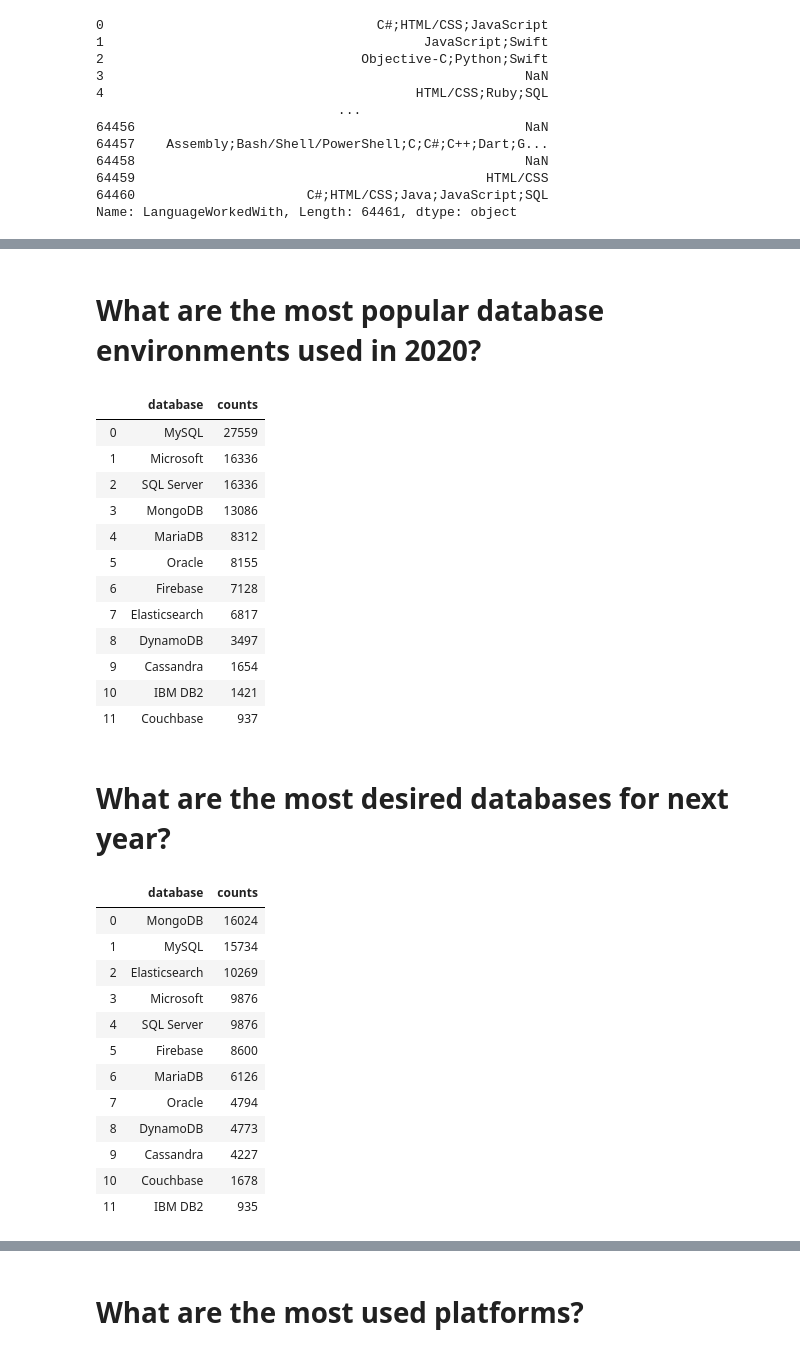
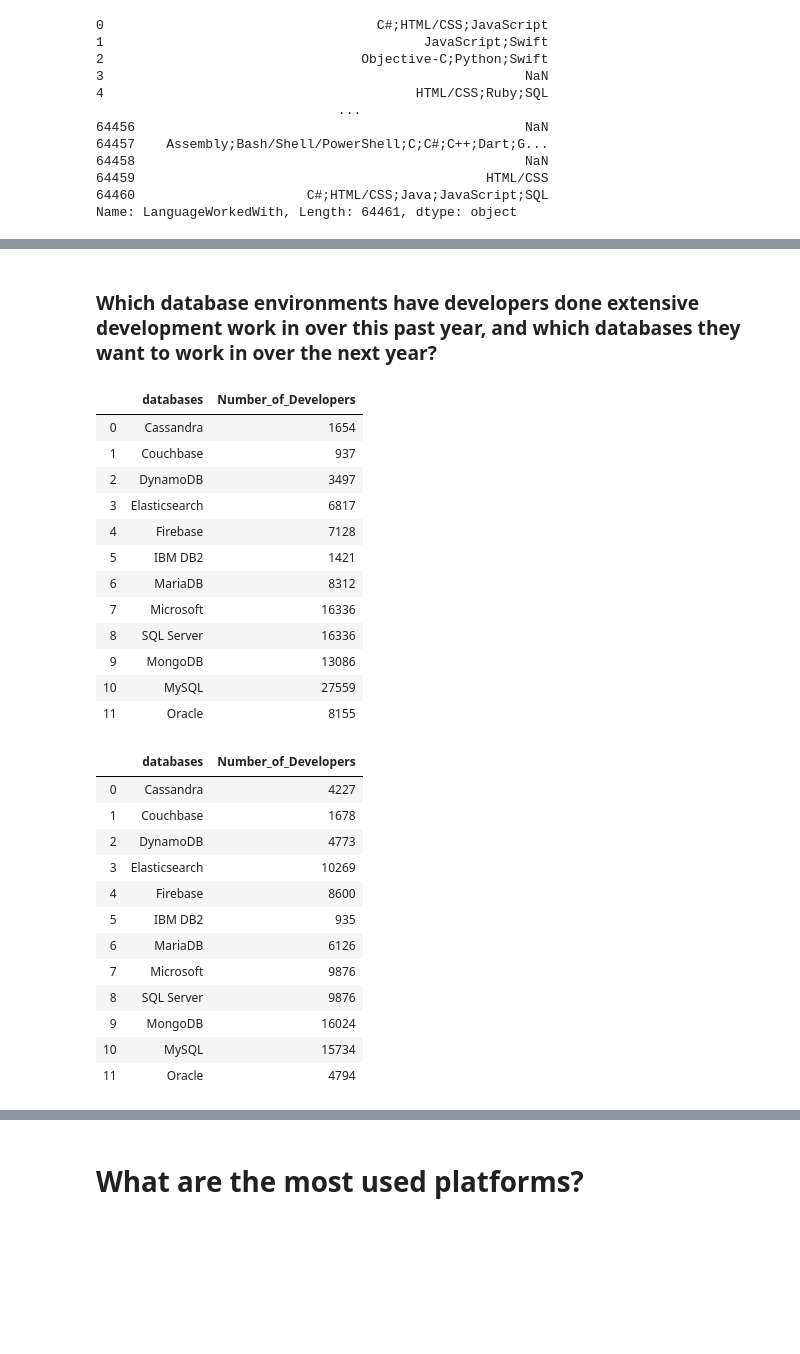
Before and after one commit to hananather/stackoverflow, a Jupyter notebook: Notebook-1.ipynb, the cells around one changed output, grey strips where cells are left out. Saved outputs shown, nothing was run; the diff lists cells and outputs as text; code cells hidden in the pictures; blank space fills up the shorter version.

```diff
--- a/Notebook-1.ipynb
+++ b/Notebook-1.ipynb
@@ -60,16 +103,0 @@ languages = ['Assembly', 'Bash/Shell/PowerShell', 'C','C#','C++','Dart' ,'Go', '
-# %%
-def clean_counts(df, col, values, col1, col2 = 'counts'):
-
-    raw_df = df[col].value_counts().reset_index()
-    clean_df = defaultdict(int)
-
-    for val in values:
-        for index, row in raw_df.iterrows():
-            if val in list(row)[0]:
-                clean_df[val] += int(list(row)[1])
-
-    clean_df = pd.DataFrame(pd.Series(clean_df)).reset_index()
-    clean_df.columns = [col1, col2]
-    clean_df = clean_df.reset_index(drop=True)
-
-    return clean_df
@@ -166,40 +171,40 @@ What does this graph tell us?
-# %% [markdown]
-# What are the most popular database environments used in 2020?
+# %% [markdown]
+### Which database environments have developers done extensive development work in over this past year, and which databases they want to work in over the next year?
 # %%
 databases = ['Cassandra', 'Couchbase', 'DynamoDB', 'Elasticsearch', 'Firebase',
              'IBM DB2', 'MariaDB', 'Microsoft', 'SQL Server', 'MongoDB', 'MySQL',
              'Oracle']
 # %%
-clean_counts(df,'DatabaseWorkedWith', databases, 'database')
+DatabaseWorkedWith = clean_counts(df,'DatabaseWorkedWith', databases, 'databases')
+DatabaseWorkedWith
 # %% [output]
-|  | database | counts |
-| 0 | MySQL | 27559 |
-| 1 | Microsoft | 16336 |
-| 2 | SQL Server | 16336 |
-| 3 | MongoDB | 13086 |
-| 4 | MariaDB | 8312 |
-| 5 | Oracle | 8155 |
-| 6 | Firebase | 7128 |
-| 7 | Elasticsearch | 6817 |
-| 8 | DynamoDB | 3497 |
-| 9 | Cassandra | 1654 |
-| 10 | IBM DB2 | 1421 |
-| 11 | Couchbase | 937 |
+|  | databases | Number_of_Developers |
+| 0 | Cassandra | 1654 |
+| 1 | Couchbase | 937 |
+| 2 | DynamoDB | 3497 |
+| 3 | Elasticsearch | 6817 |
+| 4 | Firebase | 7128 |
+| 5 | IBM DB2 | 1421 |
+| 6 | MariaDB | 8312 |
+| 7 | Microsoft | 16336 |
+| 8 | SQL Server | 16336 |
+| 9 | MongoDB | 13086 |
+| 10 | MySQL | 27559 |
+| 11 | Oracle | 8155 |
-# %% [markdown]
-# What are the most desired databases for next year?
 # %%
-clean_counts(df,'DatabaseDesireNextYear', databases, 'database')
+DatabaseDesireNextYear = clean_counts(df,'DatabaseDesireNextYear', databases, 'databases')
+DatabaseDesireNextYear
 # %% [output]
-|  | database | counts |
-| 0 | MongoDB | 16024 |
-| 1 | MySQL | 15734 |
-| 2 | Elasticsearch | 10269 |
-| 3 | Microsoft | 9876 |
-| 4 | SQL Server | 9876 |
-| 5 | Firebase | 8600 |
+|  | databases | Number_of_Developers |
+| 0 | Cassandra | 4227 |
+| 1 | Couchbase | 1678 |
+| 2 | DynamoDB | 4773 |
+| 3 | Elasticsearch | 10269 |
+| 4 | Firebase | 8600 |
+| 5 | IBM DB2 | 935 |
 | 6 | MariaDB | 6126 |
-| 7 | Oracle | 4794 |
-| 8 | DynamoDB | 4773 |
-| 9 | Cassandra | 4227 |
-| 10 | Couchbase | 1678 |
-| 11 | IBM DB2 | 935 |
+| 7 | Microsoft | 9876 |
+| 8 | SQL Server | 9876 |
+| 9 | MongoDB | 16024 |
+| 10 | MySQL | 15734 |
+| 11 | Oracle | 4794 |
```
Also changed, not shown: parts of 27 cells of this notebook.
